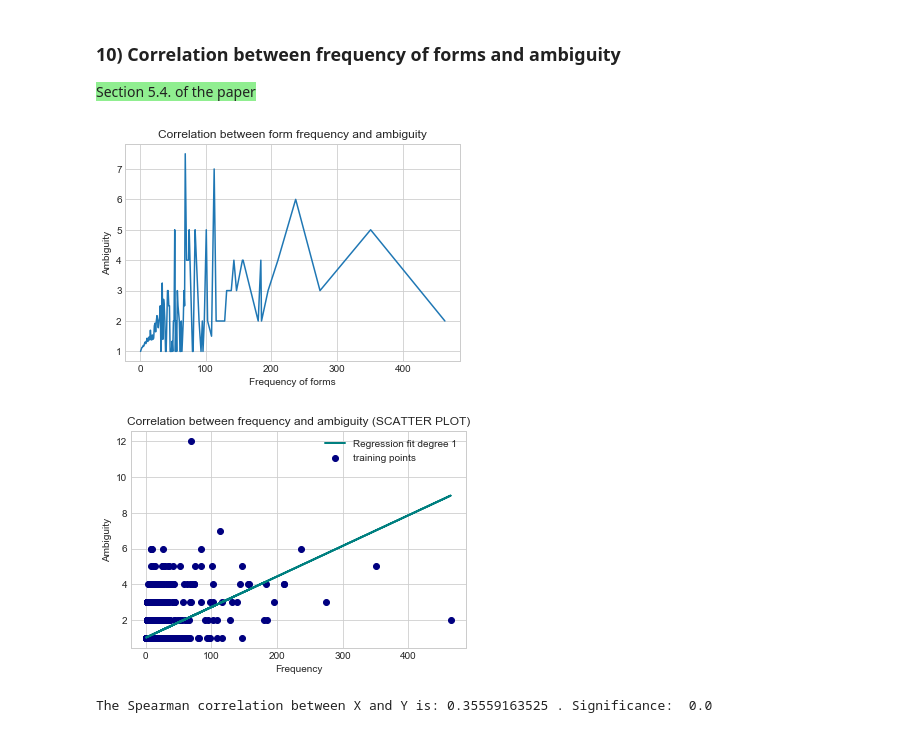
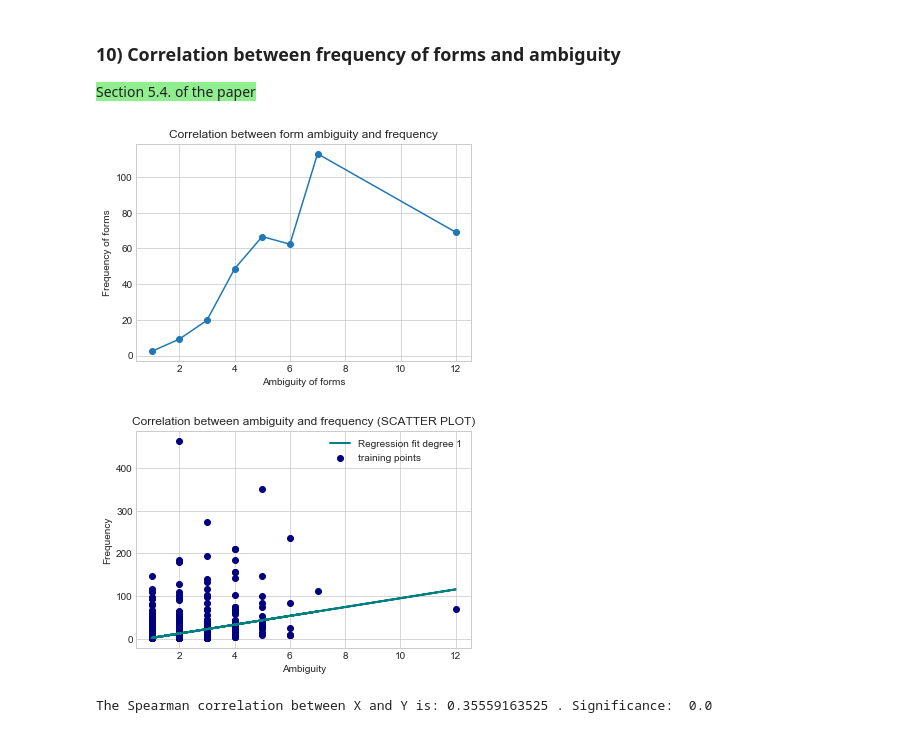
Before and after one commit to cltl/HumanLikeEL, a Jupyter notebook: Data Analysis.ipynb, the cells around one changed output. Cells and saved outputs as stored; diff of their text form; code cells hidden in the pictures.

```diff
--- a/Data Analysis.ipynb
+++ b/Data Analysis.ipynb
@@ -282,14 +286,14 @@ sum(i for j,i in agg_per_variance.items() if j>1)
 
 <span style="background-color:lightgreen">Section 5.4. of the paper</span>
 # %%
-plot_utils.frequency_correlation(all_cnt_forms,
-                                 ambiguity,
-                                 title='Correlation between form frequency and ambiguity',
-                                 x_label='Frequency of forms',
-                                 y_label='Ambiguity',
+plot_utils.frequency_correlation(ambiguity,
+                                 all_cnt_forms,
+                                 title='Correlation between form ambiguity and frequency',
+                                 x_label='Ambiguity of forms',
+                                 y_label='Frequency of forms',
                                  save=save)
 # %% [output]
-[figure, old version]
+[figure, new version]
 # %%
 import numpy as np
 import matplotlib.pyplot as plt
@@ -298,16 +302,16 @@ from sklearn.linear_model import Ridge
 from sklearn.preprocessing import PolynomialFeatures
 from sklearn.pipeline import make_pipeline
 # %%
-form_x_freq, form_y_amb = plot_utils.prepare_scatter_plot(
+form_y_freq, form_x_amb = plot_utils.prepare_scatter_plot(
     all_cnt_forms, ambiguity)
 
-plot_utils.scatter_plot(form_x_freq, form_y_amb,
-                        x_axis='Frequency',
-                        y_axis='Ambiguity',
-                        title='Correlation between frequency and ambiguity (SCATTER PLOT)',
+plot_utils.scatter_plot(form_x_amb, form_y_freq,
+                        x_axis='Ambiguity',
+                        y_axis='Frequency',
+                        title='Correlation between ambiguity and frequency (SCATTER PLOT)',
                         save=True,
                         degree=1
                         )
 # %% [output]
-[figure, old version]
+[figure, new version]
 # %%
```
Also changed, not shown: parts of 35 cells of this notebook, 1 other file.
